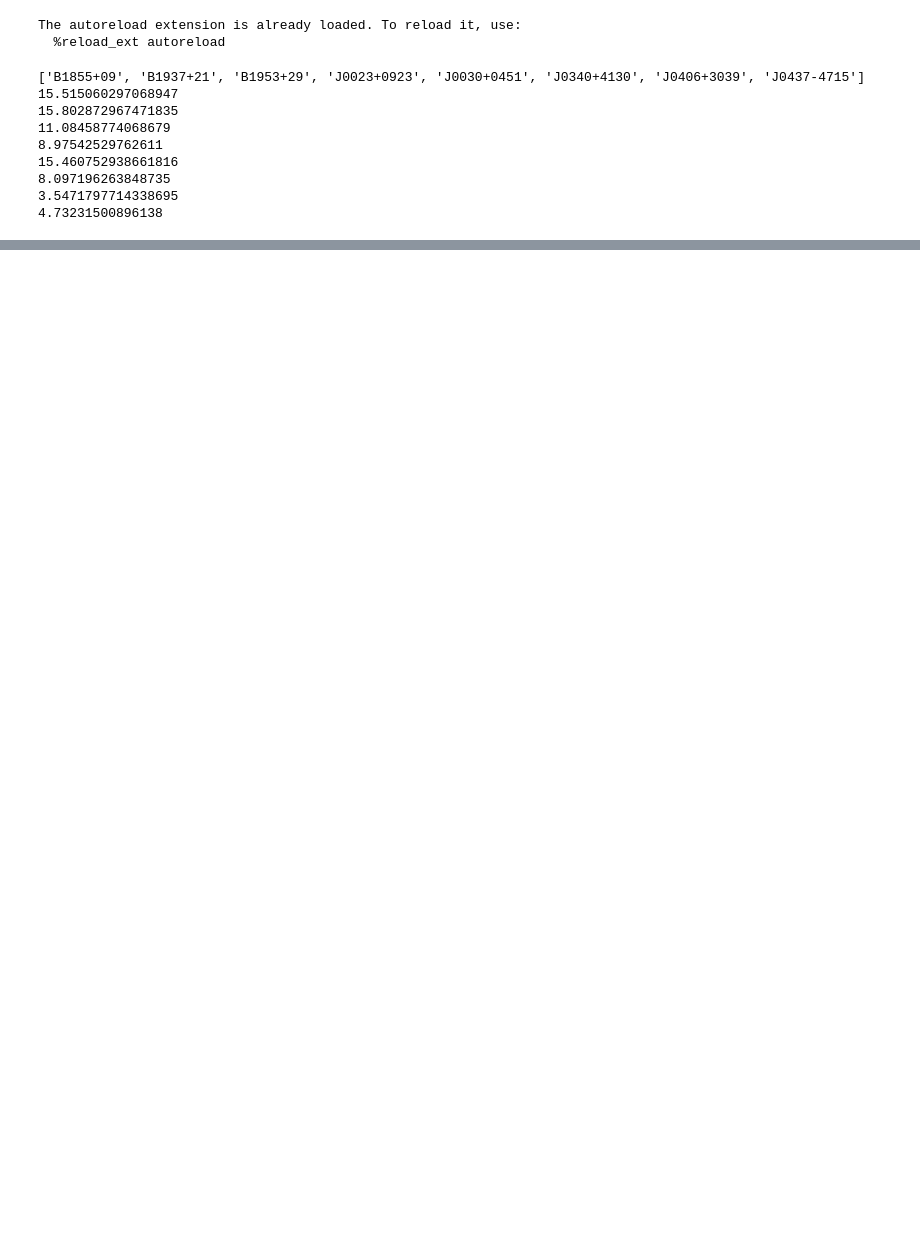
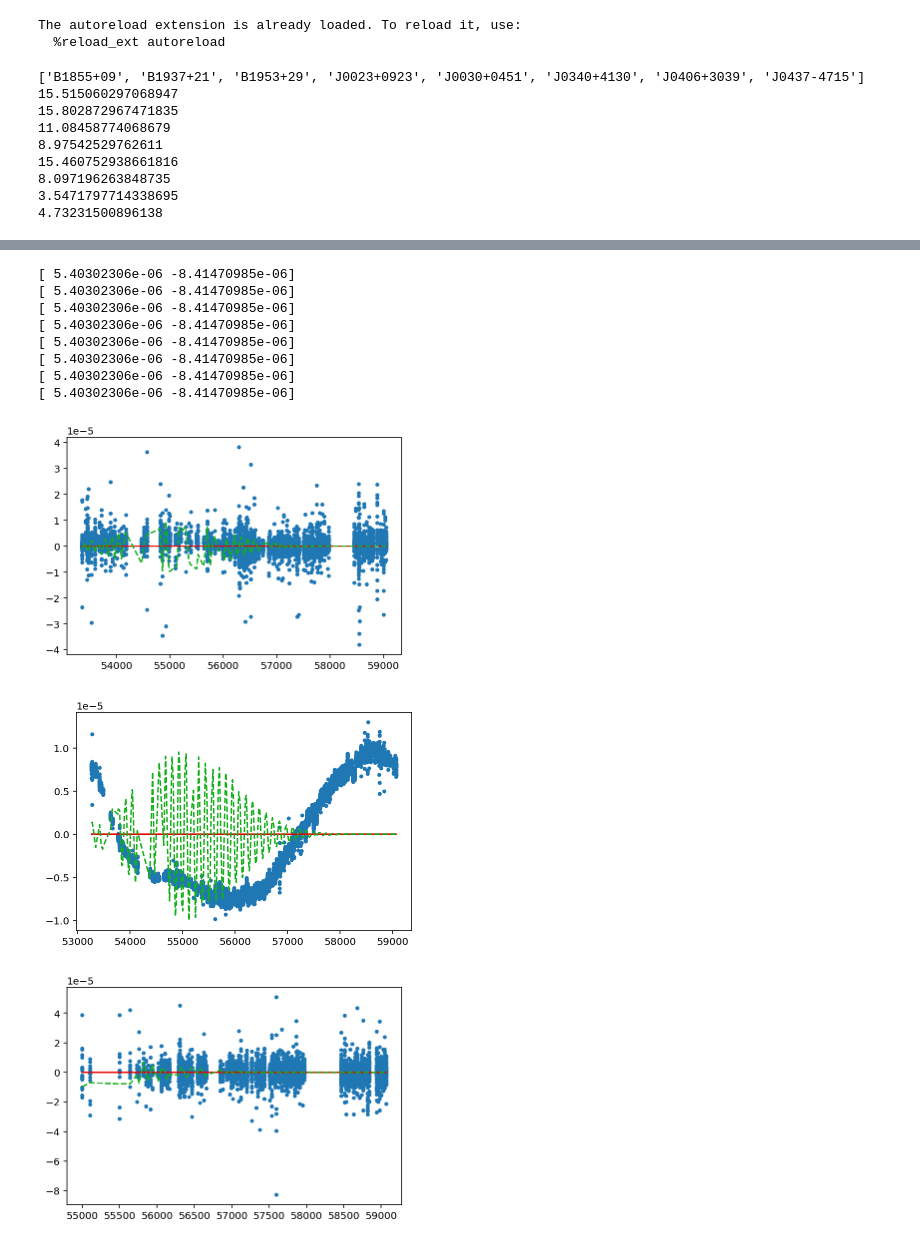
Before and after one commit to JacobATaylor/QuickBurst, a Jupyter notebook: Likelihood_tests.ipynb, the cells around one changed output, grey strips where cells are left out. Saved outputs shown, nothing was run; the diff lists cells and outputs as text; code cells hidden in the pictures; blank space fills up the shorter version.

```diff
--- a/Likelihood_tests.ipynb
+++ b/Likelihood_tests.ipynb
@@ -53,8 +54,8 @@ The autoreload extension is already loaded. To reload it, use:
   %reload_ext autoreload
 # %%
 #Loading in pickle and noise files
-pint_pickle = '../../15yrCW/v1p1_de440_pint_bipm2019.pkl'
-noise_file = '../../15yrCW/v1p1_wn_dict.json'
+pint_pickle = '/home/reyna/OS_15yr/15yr_data/v1p1_de440_pint_bipm2019.pkl'
+noise_file = '/home/reyna/OS_15yr/15yr_data/v1p1_wn_dict.json'
 #psrlist = np.loadtxt('/home/reyna/15yr_v1p0/15yr_v1-20211001T235643Z-001/15yr_v1/psrlist_15yr_pint.txt', dtype = str)
 with open(noise_file, 'r') as h:
     noise_params = json.load(h)
@@ -81,0 +119,12 @@ for i in range(len(psrs)):
+# %%
+#Loading in pickle and noise files
+noise_file_sim = '/home/reyna/OS_15yr/15yr_data/v1p1_wn_dict.json'
+#psrlist = np.loadtxt('/home/reyna/15yr_v1p0/15yr_v1-20211001T235643Z-001/15yr_v1/psrlist_15yr_pint.txt', dtype = str)
+with open(noise_file_sim, 'r') as h:
+    noise_params_sim = json.load(h)
+#Temporary to get code to not crash
+psrs_sim = psrs_sim[0:8]
+psrlist = [psr.name for psr in psrs_sim]
+print(psrlist)
+for i in range(len(psrs_sim)):
+    print((max(psrs_sim[i].toas) - min(psrs_sim[i].toas))/(3.17*10**(7)))
@@ -105,6 +193,18 @@ with open(noise_file, 'r') as fp:
 # %%
 d0 = parameter.sample(pta.params)
 x0 = np.array([d0[par.name] for par in pta.params])
+# %%
+d0 = {
+    'Glitch_1_log10_f0':np.log10(6e-8),
+    'Glitch_1_log10_h':np.log10(1e-5), #medium amp
+#    'Glitch_1_log10_h':np.log10(2e-6), #low amp
+#    'Glitch_1_log10_h':np.log10(1e-6), #very low amp
+    'Glitch_1_phase0':1.0,
+    'Glitch_1_psr_idx':0.0,
+    'Glitch_1_t0':2500.0/365.25, #year
+    'Glitch_1_tau':300.0/365.25, #year
+}
+x0 = np.array([d0[par.name] for par in pta.params])
 # %%
 pta.get_lnlikelihood(x0)
 # %% [output]
@@ -220,0 +306,27 @@ plt.yscale('log')
+# %%
+for i, psr in enumerate(psrs):
+    plt.figure(i)
+    plt.plot(psr.toas/86400, psr.residuals, ls='', marker='.')
+    plt.plot(psr.toas/86400, pta.get_delay(d0)[i],color='xkcd:red')
+
+    f0 = 10**(x0[0])
+    tau = (3.15*10**7)*x0[5]
+    t0 = (3.15*10**7)*x0[4]
+
+    Cosine = np.exp(-1*((FB1.toas[i] - t0)/tau)**2)*np.cos(2*np.pi*f0*(FB1.toas[i] - t0))
+    Sine = np.exp(-1*((FB1.toas[i] - t0)/tau)**2)*np.sin(2*np.pi*f0*(FB1.toas[i] - t0))
+    print(FB1.sigma)
+    fast_delay = FB1.sigma[0]*Cosine + FB1.sigma[1]*Sine
+    plt.plot(psr.toas/86400, fast_delay, ls='--',color='xkcd:green')
+# %% [output]
+[ 5.40302306e-06 -8.41470985e-06]
+[ 5.40302306e-06 -8.41470985e-06]
+[ 5.40302306e-06 -8.41470985e-06]
+[ 5.40302306e-06 -8.41470985e-06]
+[ 5.40302306e-06 -8.41470985e-06]
+[ 5.40302306e-06 -8.41470985e-06]
+[ 5.40302306e-06 -8.41470985e-06]
+[ 5.40302306e-06 -8.41470985e-06]
+[figure, added]
+[figure, added]
+[figure, added]
```
Also changed, not shown: parts of 14 cells of this notebook, 1 other file.
